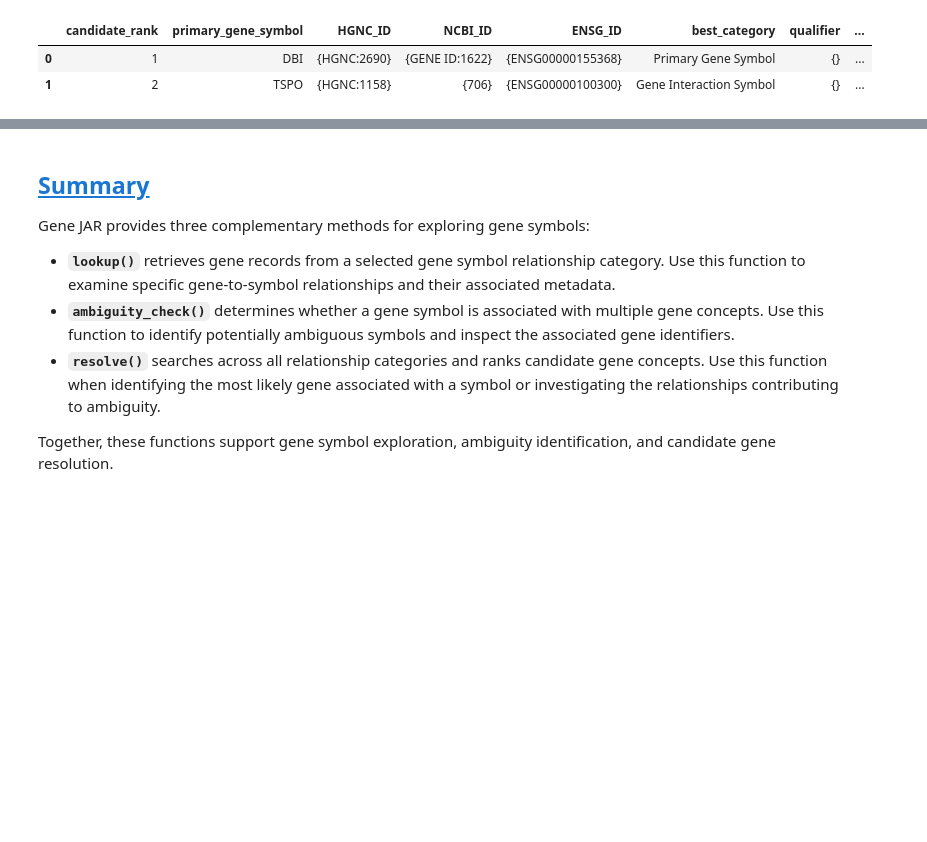
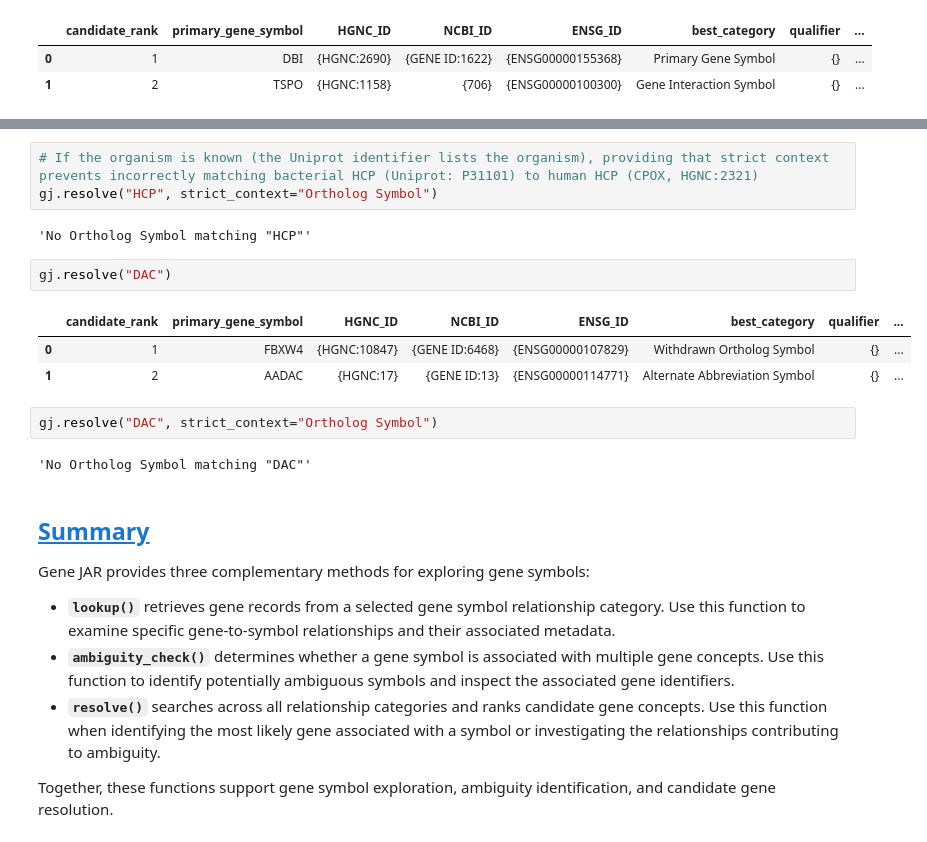
Before and after one commit to cancervariants/gene-jar, a Jupyter notebook: gene_jar_example_use.ipynb, the cells around one changed output, grey strips where cells are left out. Drawn from its saved outputs; the diff is of its cells as text; blank space fills up the shorter version.

Commit message:
add a strict_context parameter for the resolve fxn

```diff
--- a/gene_jar_example_use.ipynb
+++ b/gene_jar_example_use.ipynb
@@ -383,3 +391,18 @@ gj.resolve("p44", context="protein")
+# %%
+# If the organism is known (the Uniprot identifier lists the organism), providing that strict context prevents incorrectly matching bacterial HCP (Uniprot: P31101) to human HCP (CPOX, HGNC:2321)
+gj.resolve("HCP", strict_context="Ortholog Symbol")
+# %% [output]
+'No Ortholog Symbol matching "HCP"'
+# %%
+gj.resolve("DAC")
+# %% [output]
+|  | candidate_rank | primary_gene_symbol | HGNC_ID | NCBI_ID | ENSG_ID | best_category | qualifier | ... |
+| 0 | 1 | FBXW4 | {HGNC:10847} | {GENE ID:6468} | {ENSG00000107829} | Withdrawn Ortholog Symbol | {} | ... |
+| 1 | 2 | AADAC | {HGNC:17} | {GENE ID:13} | {ENSG00000114771} | Alternate Abbreviation Symbol | {} | ... |
+# %%
+gj.resolve("DAC", strict_context="Ortholog Symbol")
+# %% [output]
+'No Ortholog Symbol matching "DAC"'
 # %% [markdown]
 ## <a id='toc1_5_'></a>[Summary](#toc0_)
 
```
Also changed, not shown: parts of 8 cells of this notebook, 1 other file.
